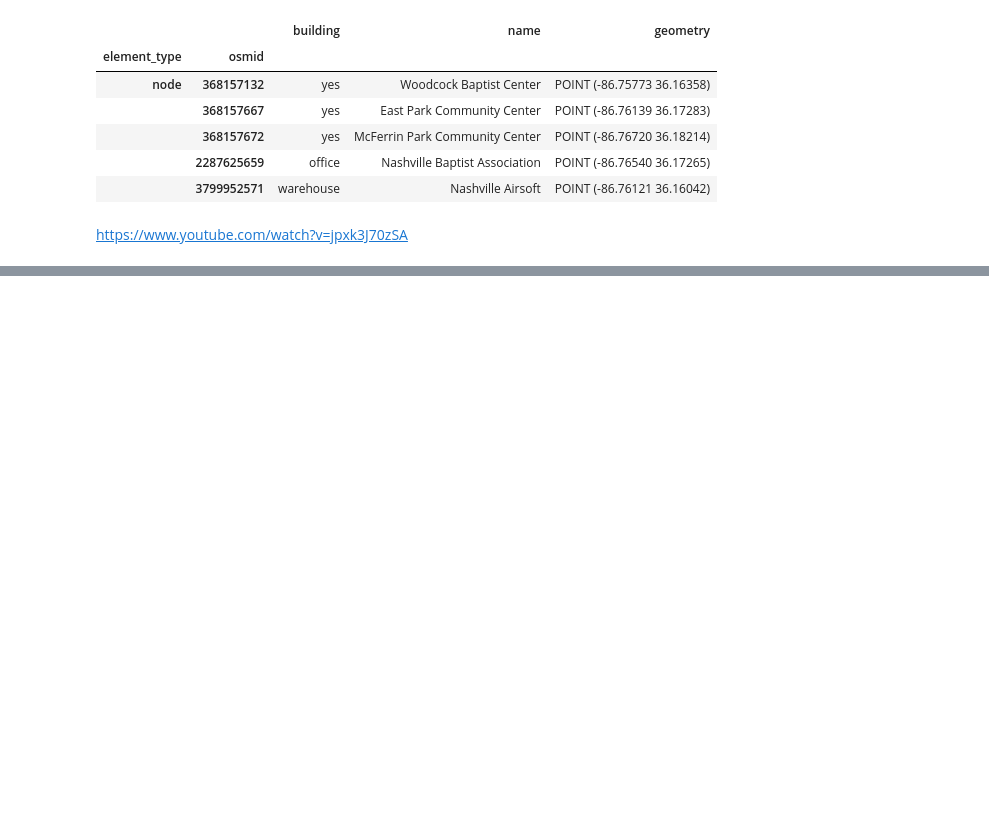
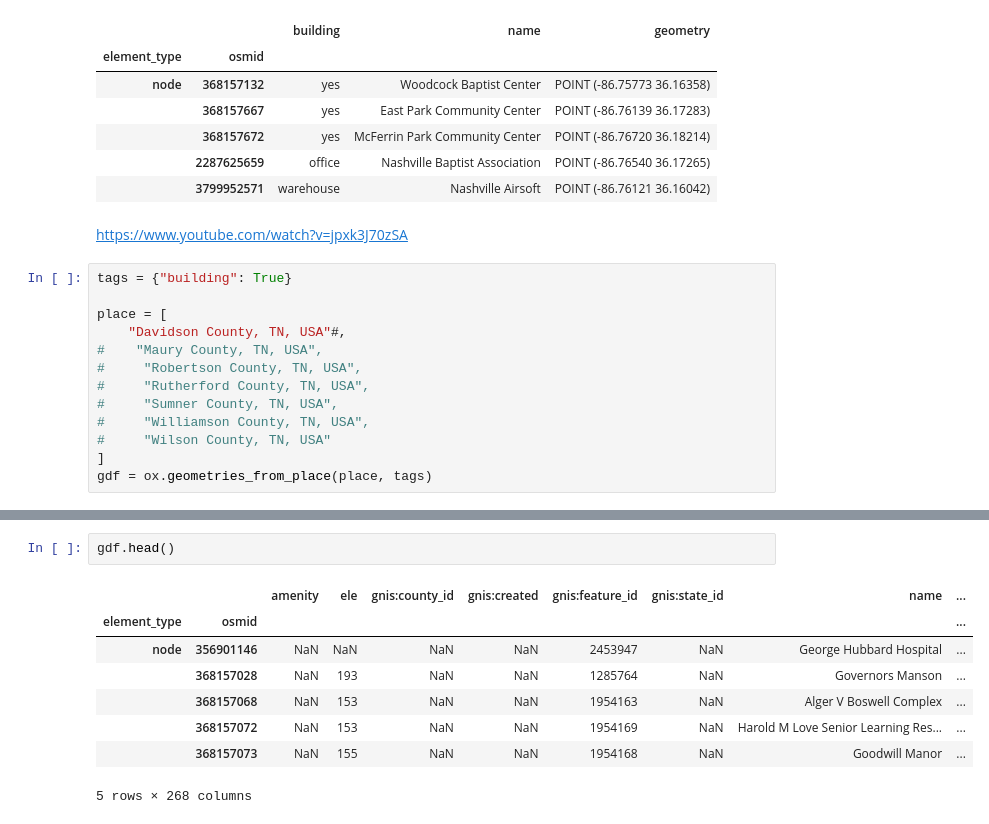
Before and after one commit to Greater-Nashville-Regional-Council/Regional-Planning, a Jupyter notebook: Coordinated Human Services Open Street Maps Analysis/notebooks/Untitled.ipynb, the cells around one changed output, grey strips where cells are left out. Cells and saved outputs as stored; diff of their text form; blank space fills up the shorter version.

```diff
--- a/Coordinated Human Services Open Street Maps Analysis/notebooks/Untitled.ipynb
+++ b/Coordinated Human Services Open Street Maps Analysis/notebooks/Untitled.ipynb
@@ -242,3 +193,16 @@ build2.head()
 |  | 3799952571 | warehouse | Nashville Airsoft | POINT (-86.76121 36.16042) |
 # %% [markdown]
 https://www.youtube.com/watch?v=jpxk3J70zSA
+# %%
+tags = {"building": True}
+
+place = [
+    "Davidson County, TN, USA"#,
+#    "Maury County, TN, USA",
+#     "Robertson County, TN, USA",
+#     "Rutherford County, TN, USA",
+#     "Sumner County, TN, USA",
+#     "Williamson County, TN, USA",
+#     "Wilson County, TN, USA"
+]
+gdf = ox.geometries_from_place(place, tags)
@@ -244,0 +217,11 @@ https://www.youtube.com/watch?v=jpxk3J70zSA
+# %%
+gdf.head()
+# %% [output]
+|  |  | amenity | ele | gnis:county_id | gnis:created | gnis:feature_id | gnis:state_id | name | ... |
+| element_type | osmid |  |  |  |  |  |  |  | ... |
+| node | 356901146 | NaN | NaN | NaN | NaN | 2453947 | NaN | George Hubbard Hospital | ... |
+|  | 368157028 | NaN | 193 | NaN | NaN | 1285764 | NaN | Governors Manson | ... |
+|  | 368157068 | NaN | 153 | NaN | NaN | 1954163 | NaN | Alger V Boswell Complex | ... |
+|  | 368157072 | NaN | 153 | NaN | NaN | 1954169 | NaN | Harold M Love Senior Learning Res... | ... |
+|  | 368157073 | NaN | 155 | NaN | NaN | 1954168 | NaN | Goodwill Manor | ... |
+5 rows × 268 columns
```
Also changed, not shown: parts of 4 cells of this notebook, 3 other files.
